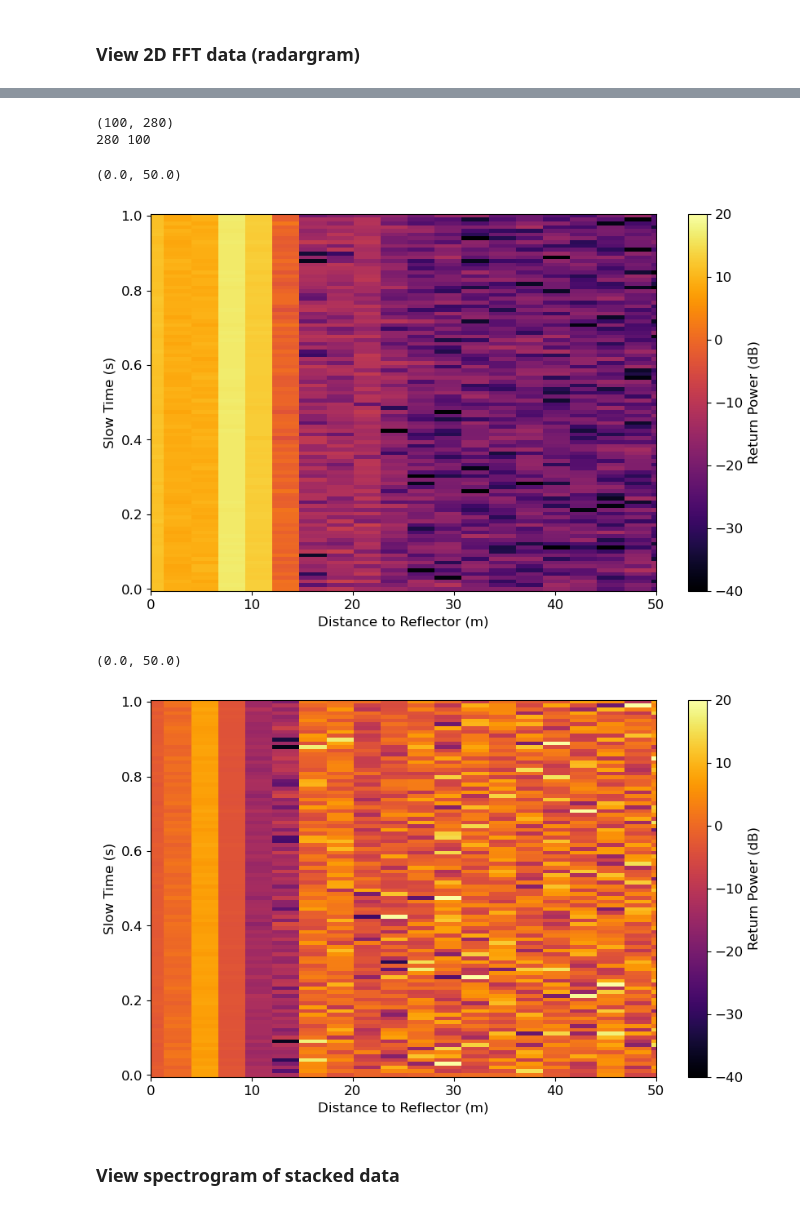
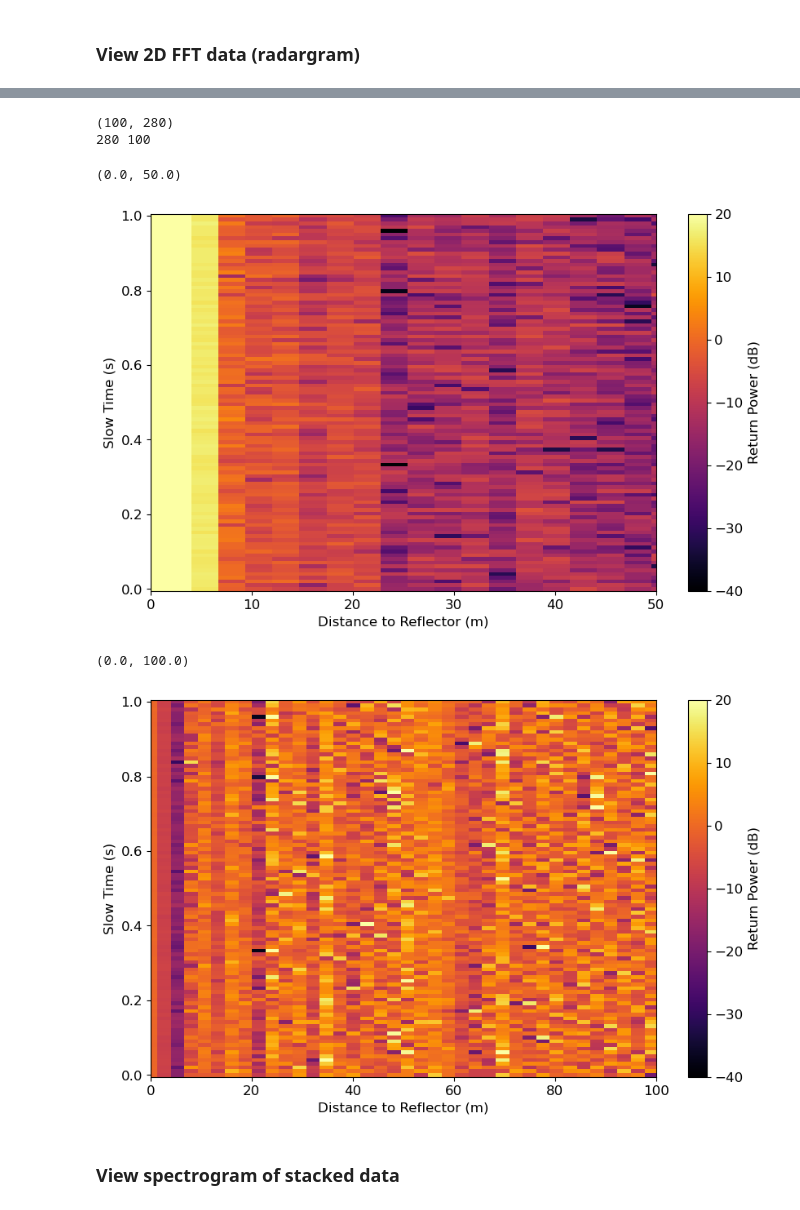
Before and after one commit to Elitearcanist/uhd_snowdar, a Jupyter notebook: postprocessing/notebooks/Field Processing.ipynb, the cells around one changed output, grey strips where cells are left out. Drawn from its saved outputs; the diff is of its cells as text; code cells hidden in the pictures.

```diff
--- a/postprocessing/notebooks/Field Processing.ipynb
+++ b/postprocessing/notebooks/Field Processing.ipynb
@@ -45,7 +39,7 @@ plt.rcParams.update({'font.size': 12})
 ### Open and resave file
 # %%
 # file path to data and configs
-prefix = "../../data/20260307_134906"
+prefix = "../../data/20260307_144357"
 
 # resave data as zarr for dask processing
 zarr_base_location="../../data"
@@ -208,37 +202,37 @@ ax.set_xlim(0, 50)
 (100, 280)
 280 100
 (0.0, 50.0)
-[figure, old version]
+[figure, new version]
 # %%
 # Near filtering (detect motion by subtracting previous chirp from current)
 
 # compressed_power = xr.apply_ufunc(
 #     lambda x: np.subtract(x, x),
 #     fft_power,
 #     dask="parallelized"
 # )
 fig, ax = plt.subplots(1,1, figsize=(10,6), facecolor='white')
 
 
 fft_near = fft_graph.copy()
 
 for i in range(len(fft_near[1])):
     if(i == len(fft_near[1]) - 1):
         break
 
     fft_near[:,i] = np.subtract(fft_graph[:,i+1], fft_graph[:,i])
 
 # print(fft_near)
 
 p = ax.pcolormesh(radar_distance, slow_time, fft_near, shading='nearest', cmap='inferno', vmin=VMIN, vmax=VMAX)
 clb = fig.colorbar(p, ax=ax)
 clb.set_label('Return Power (dB)')
 ax.set_xlabel('Distance to Reflector (m)')
 ax.set_ylabel('Slow Time (s)')
-ax.set_xlim(0, 50)
+ax.set_xlim(0, 100)
 # %% [output]
-(0.0, 50.0)
+(0.0, 100.0)
-[figure, old version]
+[figure, new version]
 # %% [markdown]
 ### View spectrogram of stacked data
 # %%
```
Also changed, not shown: parts of 5 cells of this notebook, 1 other file.
